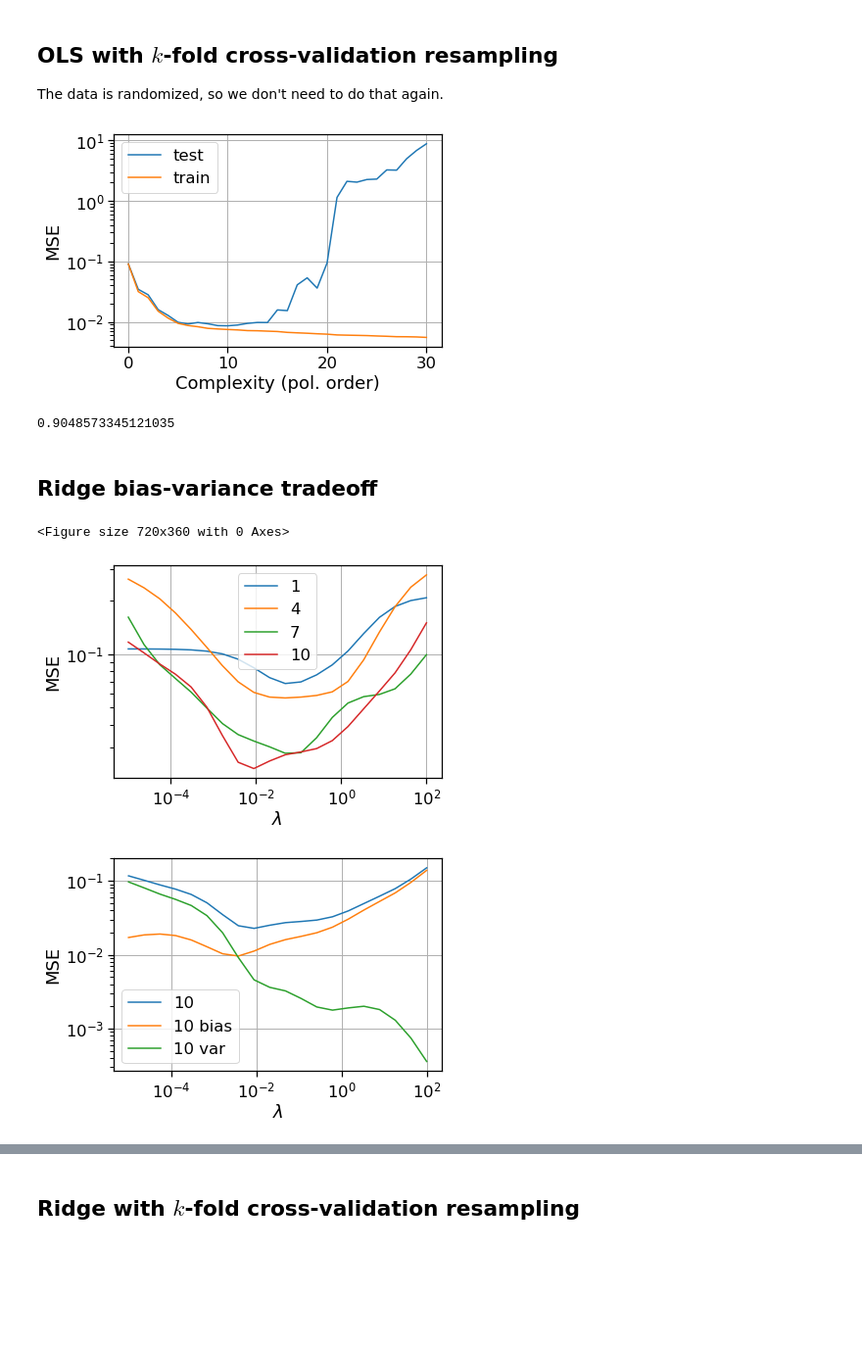
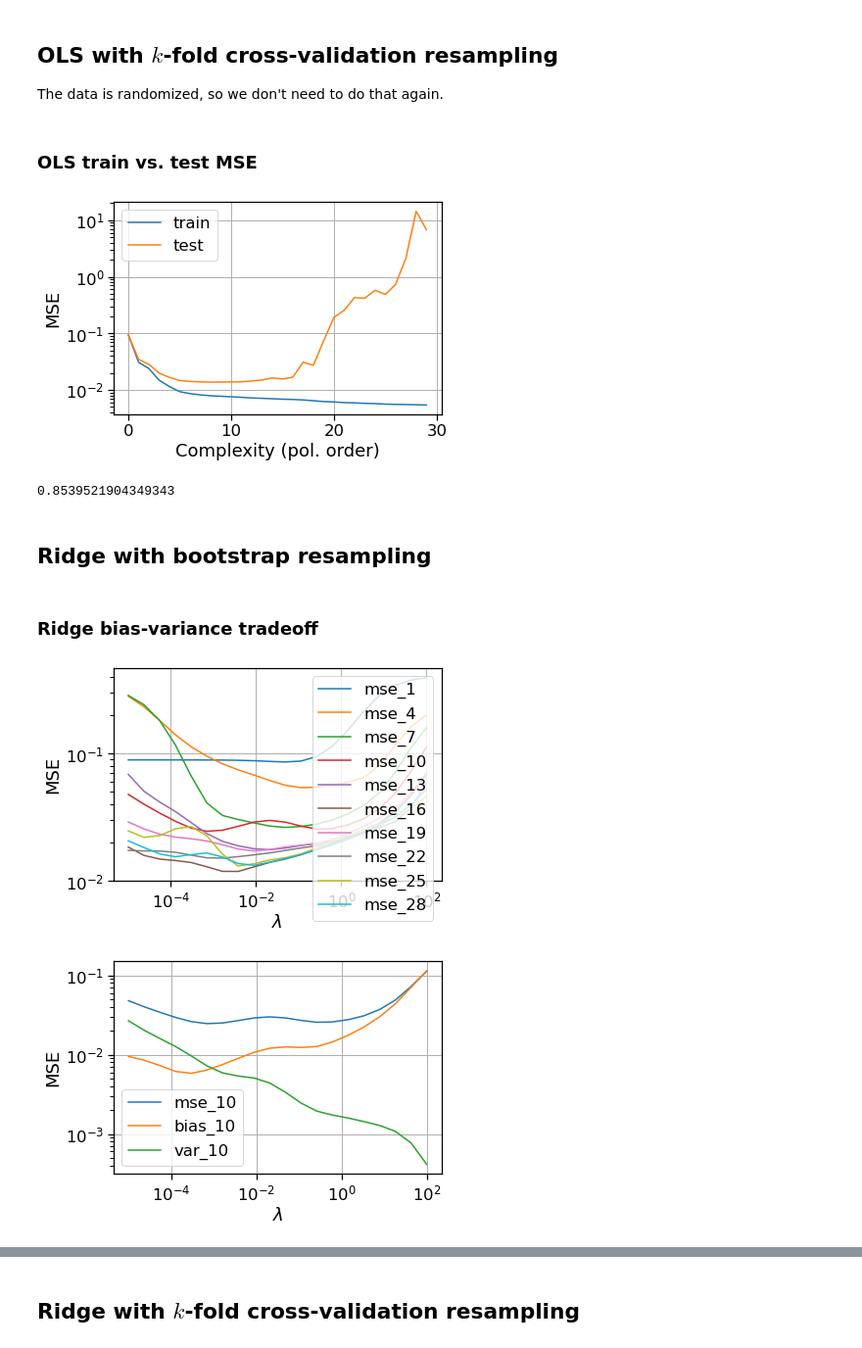
Before and after one commit to fonstelien/FYS-STK4155, a Jupyter notebook: project1/project1.ipynb, the cells around one changed output, grey strips where cells are left out. Shown at 98% size. Drawn from its saved outputs; the diff is of its cells as text; code cells hidden in the pictures; blank space fills up the shorter version.

```diff
--- a/project1/project1.ipynb
+++ b/project1/project1.ipynb
@@ -60,9 +60,10 @@ def var(y):
     return np.mean(np.var(y, axis=1, keepdims=True))
 
 def scale(X):
+    X = np.copy(X)
     if X.shape[1] == 1:
         return X
-    X -= np.mean(X[:,1:])
+    X -= np.mean(X, axis=0, keepdims=True)
     X[:,0] = 1
     return X
 
@@ -108 +114,8 @@ for pn in mse_df["pol order"]:
+# %%
+ols_bs_df = DataFrame(columns=["pol order", "train mse", "mse", "bias", "var"])
+
+for pn in range(max_pol_order):
+    X = make_design_matrix(x, y, pn=pn)
+    results = ols_bootstrap(X, z, f, train_size=.7, bootstraps=30)
+    ols_bs_df.loc[pn] = [pn, *results]
 # %%
@@ -186,14 +169,24 @@ for pn in k_mse_df["pol order"]:
+# %% [markdown]
+### OLS train vs. test MSE
 # %%
-ax = k_mse_df.plot(x="pol order", logy=True)
-ax.legend(["test", "train"])
+ols_k_df = DataFrame(columns=["pol order", "train", "test"])
+
+for pn in range(30):
+    X = make_design_matrix(x, y, pn=pn)
+    results = ols_kfold(X, z, k=50)
+    ols_k_df.loc[pn] = [pn, *results]
+
+ax = ols_k_df.plot(x="pol order", logy=True)
 ax.set_xlabel("Complexity (pol. order)")
 ax.set_ylabel("MSE")
 
 ax.grid(True)
 plt.show()
 # %% [output]
-[figure, old version]
+[figure, new version]
 # %%
-1 - np.min(k_mse_df["mse test"])/np.mean(sum((z - np.mean(z))**2)/len(z))
+1 - np.min(ols_k_df["test"])/np.mean(sum((z - np.mean(z))**2)/len(z))
 # %% [output]
-0.9048573345121035
+0.8539521904349343
+# %% [markdown]
+## Ridge with bootstrap resampling
@@ -200,2 +243,2 @@ plt.show()
 # %% [markdown]
-## Ridge bias-variance tradeoff
+### Ridge bias-variance tradeoff
@@ -253,16 +245,36 @@ for pn in pns:
+# %%
+num_lambdas = 20
+
+lambdas = np.logspace(-5, 2, num_lambdas)
+polynomial_orders = list(range(1,max_pol_order+1, 3))
+
+test_cols = [f"mse_{pn} bias_{pn} var_{pn}" for pn in polynomial_orders]
+test_cols = " ".join(test_cols)
+test_cols = test_cols.split()
+
+ridge_bs_df = DataFrame(columns=["lambda", "train"] + test_cols)
+ridge_bs_df["lambda"] = lambdas
+
+for pn in polynomial_orders:
+    X = make_design_matrix(x, y, pn=pn)
+    mse_train, mse_test, bias_test, var_test = ridge_bootstrap(X, z, f, lambdas=lambdas, train_size=.5, bootstraps=30)
+    ridge_bs_df[f"train"] = mse_train
+    ridge_bs_df[f"mse_{pn}"] = mse_test
+    ridge_bs_df[f"bias_{pn}"] = bias_test
+    ridge_bs_df[f"var_{pn}"] = var_test
 # %%
-ax = test_df.plot(x="lambda", y=pns, logy=True, logx=True)
+ax = ridge_bs_df.plot(x="lambda", y=[f"mse_{pn}" for pn in polynomial_orders], logy=True, logx=True)
 ax.set_xlabel("$\lambda$")
 ax.set_ylabel("MSE")
 ax.grid(True)
 
-ax = test_df.plot(x="lambda", y=[k:=10, f"{k} bias", f"{k} var"], logy=True, logx=True)
+pn = 10
+ax = ridge_bs_df.plot(x="lambda", y=[f"mse_{pn}", f"bias_{pn}", f"var_{pn}"], logy=True, logx=True)
 ax.set_xlabel("$\lambda$")
 ax.set_ylabel("MSE")
 ax.grid(True)
 
 plt.show()
 # %% [output]
-<Figure size 720x360 with 0 Axes>
-[figure, old version]
+[figure, new version]
-[figure, old version]
+[figure, new version]
```
Also changed, not shown: parts of 18 cells of this notebook.
